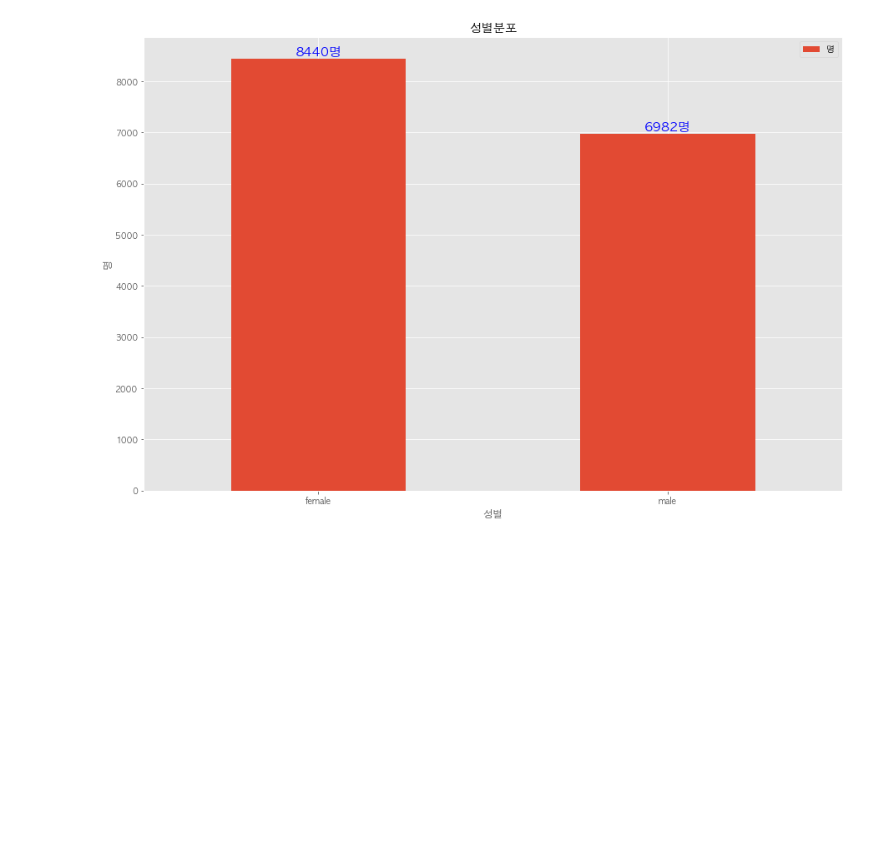
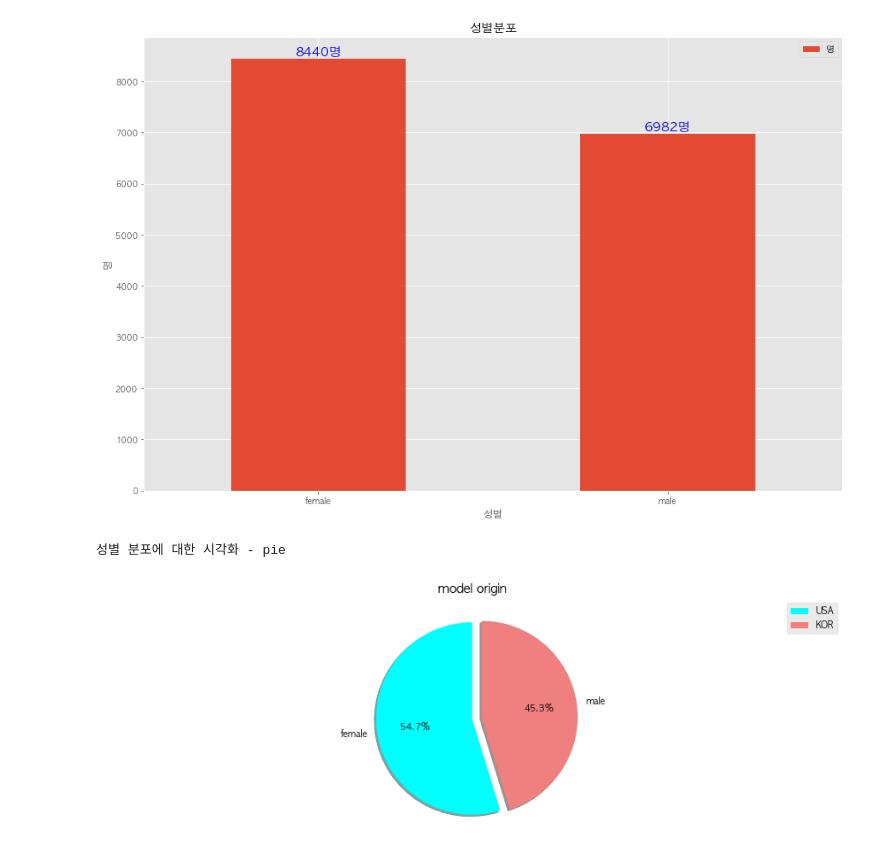
Before and after one commit to JaewooJason/Daily_Practice, a Jupyter notebook: 2022_AI_Visualization[02].ipynb, the cells around one changed output. Saved outputs shown, nothing was run; the diff lists cells and outputs as text; code cells hidden in the pictures; blank space fills up the shorter version.

```diff
--- a/2022_AI_Visualization[02].ipynb
+++ b/2022_AI_Visualization[02].ipynb
@@ -418,3 +418,30 @@ plt.close()
 0 8440
 1 6982
 [figure]
+# %%
+print('성별 분포에 대한 시각화 - pie ')
+
+
+plt.figure(figsize=(15,5))
+plt.style.use('ggplot')
+plt.axis('equal')
+
+explode = (0,0.1)
+colors = ['cyan', 'lightcoral']
+plt.pie(gender_frm['명'],
+        labels = gender_frm.index,
+        colors = colors,
+        shadow = True,
+        autopct = '%1.1f%%',
+       startangle = 90,
+       explode = explode)
+
+
+plt.title('model origin')
+plt.legend(labels = origin_grp.index, loc = 'best')
+
+plt.show()
+plt.close()
+# %% [output]
+성별 분포에 대한 시각화 - pie
+[figure, added]
```
